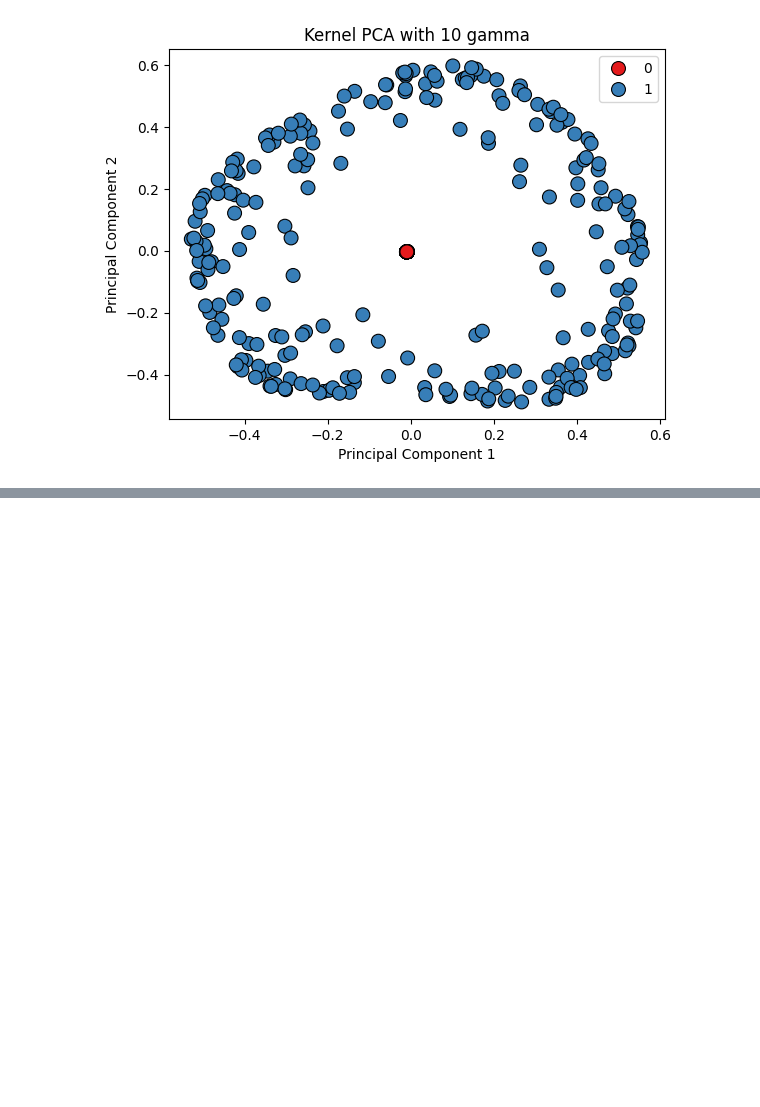
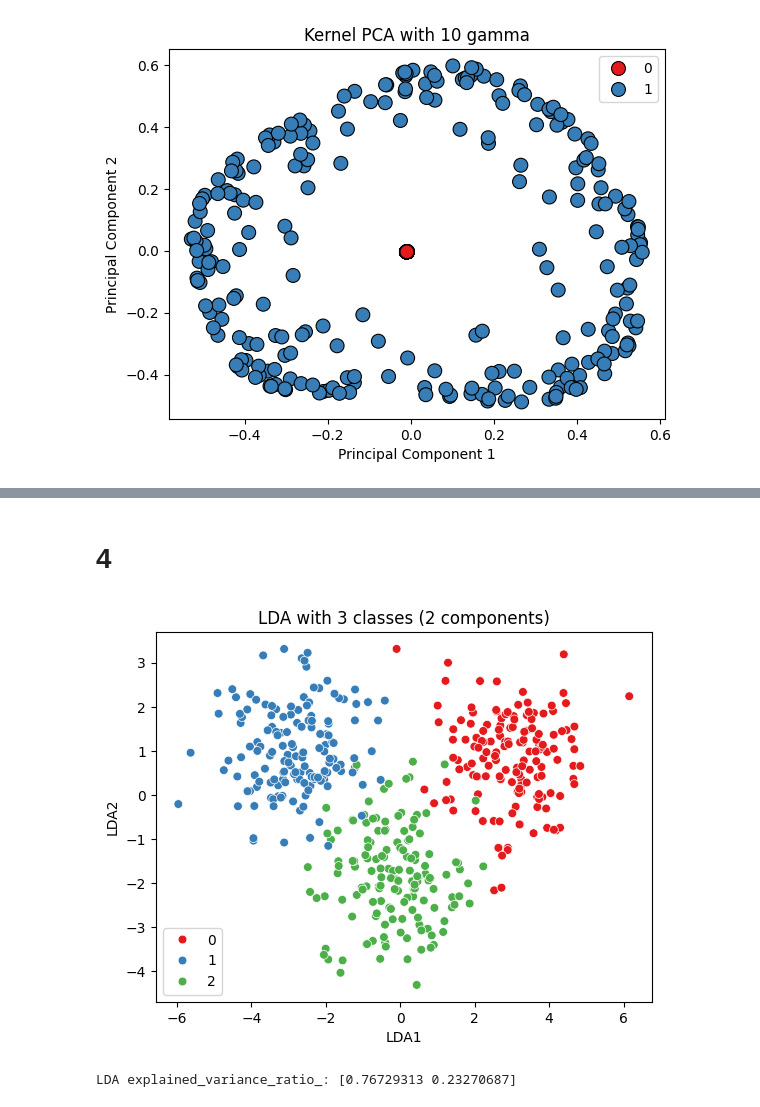
Before and after one commit to BUSH222/misis_ml_course_sem6, a Jupyter notebook: ML6.2 pca/6.2.ipynb, the cells around one changed output, grey strips where cells are left out. Saved outputs shown, nothing was run; the diff lists cells and outputs as text; code cells hidden in the pictures; blank space fills up the shorter version.

```diff
--- a/ML6.2 pca/6.2.ipynb
+++ b/ML6.2 pca/6.2.ipynb
@@ -300,0 +394,25 @@ for gamma in gamma_values:
+# %% [markdown]
+# 4
+# %%
+from sklearn.datasets import make_blobs
+
+X3c, y3c = make_blobs(
+    n_samples=450,
+    centers=[(-2, -2), (2, 2), (2, -2)],
+    cluster_std=[1.0, 1.0, 1.0],
+    random_state=42
+)
+
+lda_2d = LDA(n_components=2)
+X3c_lda = lda_2d.fit_transform(X3c, y3c)
+
+sns.scatterplot(x=X3c_lda[:, 0], y=X3c_lda[:, 1], hue=y3c, palette="Set1", s=40)
+plt.title("LDA with 3 classes (2 components)")
+plt.xlabel("LDA1")
+plt.ylabel("LDA2")
+plt.show()
+
+print("LDA explained_variance_ratio_:", lda_2d.explained_variance_ratio_)
+# %% [output]
+[figure, added]
+LDA explained_variance_ratio_: [0.76729313 0.23270687]
```
Also changed, not shown: parts of 21 cells of this notebook.
